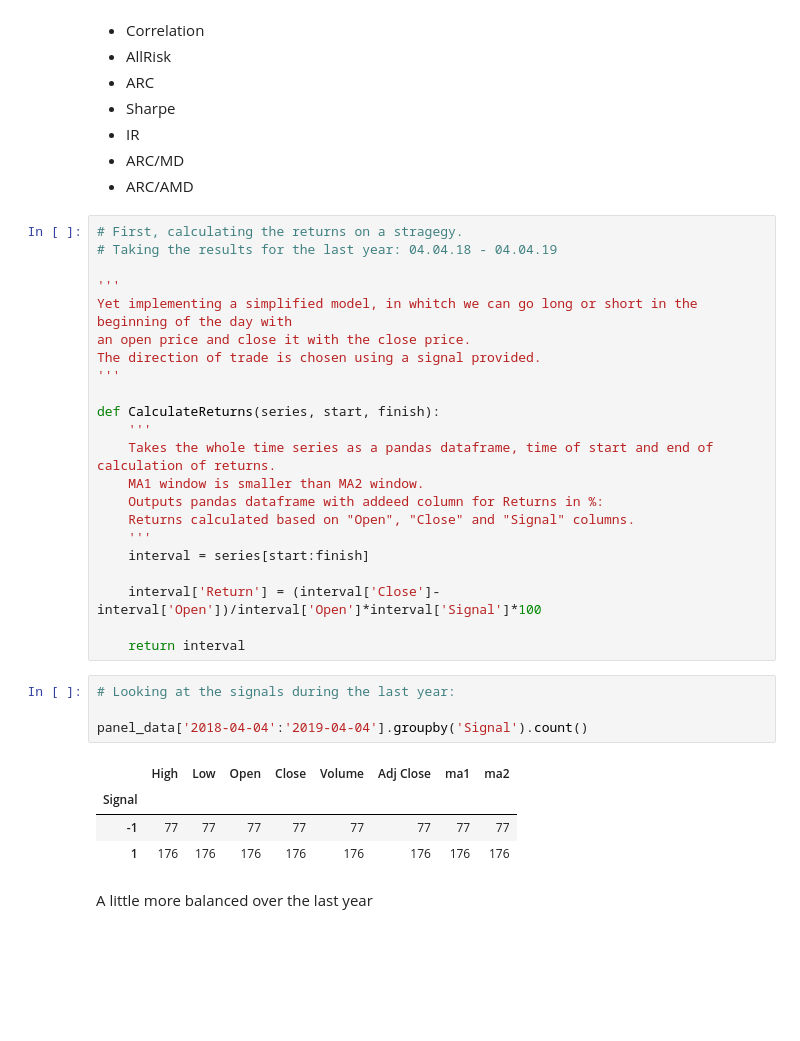
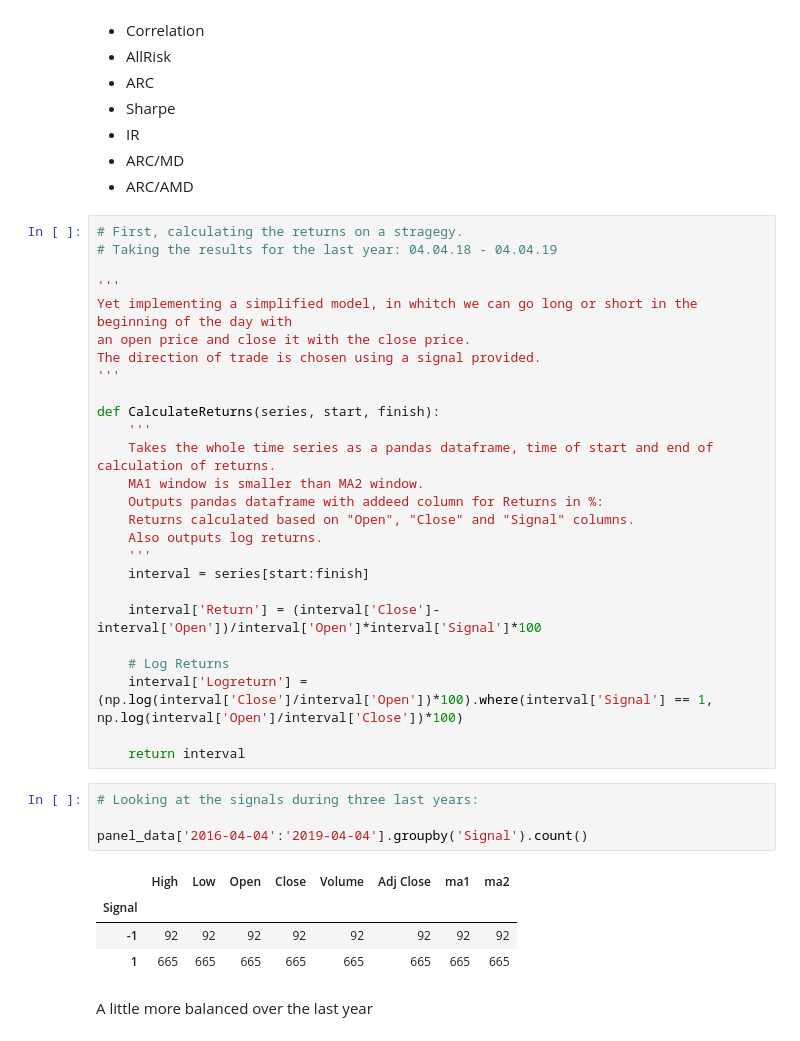
Before and after one commit to PanPip/Quant, a Jupyter notebook: Model_evaluation.ipynb, the cells around one changed output. Cells and saved outputs as stored; diff of their text form; blank space fills up the shorter version.

```diff
--- a/Model_evaluation.ipynb
+++ b/Model_evaluation.ipynb
@@ -154,21 +158,25 @@ def CalculateReturns(series, start, finish):
     MA1 window is smaller than MA2 window.
     Outputs pandas dataframe with addeed column for Returns in %:
     Returns calculated based on "Open", "Close" and "Signal" columns.
+    Also outputs log returns.
     '''
     interval = series[start:finish]
 
     interval['Return'] = (interval['Close']-interval['Open'])/interval['Open']*interval['Signal']*100
 
+    # Log Returns
+    interval['Logreturn'] = (np.log(interval['Close']/interval['Open'])*100).where(interval['Signal'] == 1, np.log(interval['Open']/interval['Close'])*100)
+
     return interval
 # %%
-# Looking at the signals during the last year:
+# Looking at the signals during three last years:
 
-panel_data['2018-04-04':'2019-04-04'].groupby('Signal').count()
+panel_data['2016-04-04':'2019-04-04'].groupby('Signal').count()
 # %% [output]
 |  | High | Low | Open | Close | Volume | Adj Close | ma1 | ma2 |
 | Signal |  |  |  |  |  |  |  |  |
-| -1 | 77 | 77 | 77 | 77 | 77 | 77 | 77 | 77 |
-| 1 | 176 | 176 | 176 | 176 | 176 | 176 | 176 | 176 |
+| -1 | 92 | 92 | 92 | 92 | 92 | 92 | 92 | 92 |
+| 1 | 665 | 665 | 665 | 665 | 665 | 665 | 665 | 665 |
 # %% [markdown]
 A little more balanced over the last year
 # %%
```
Also changed, not shown: parts of 18 cells of this notebook.
